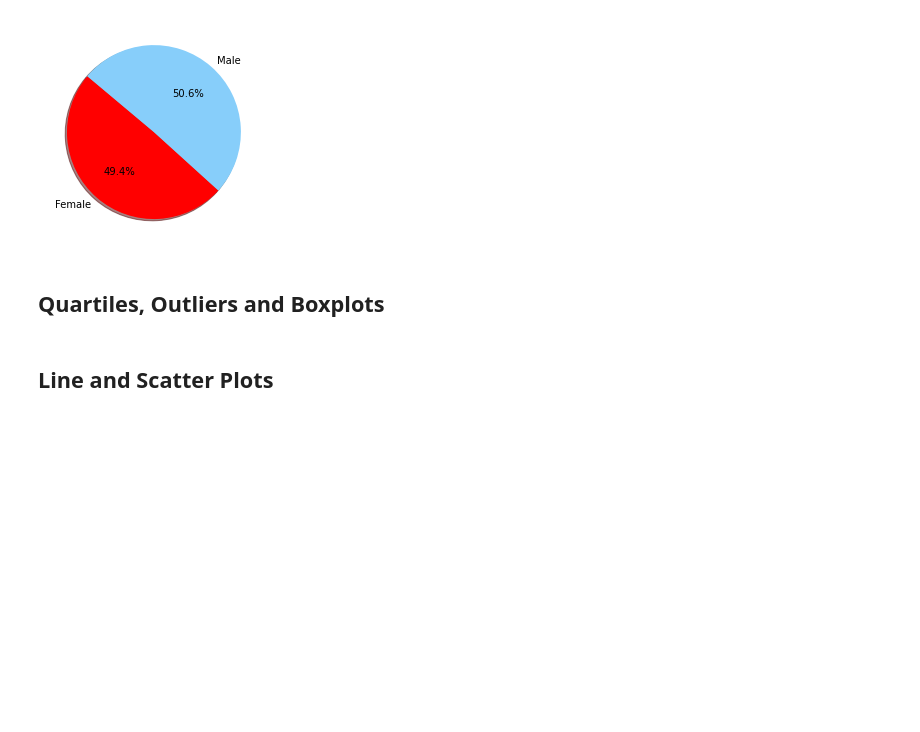
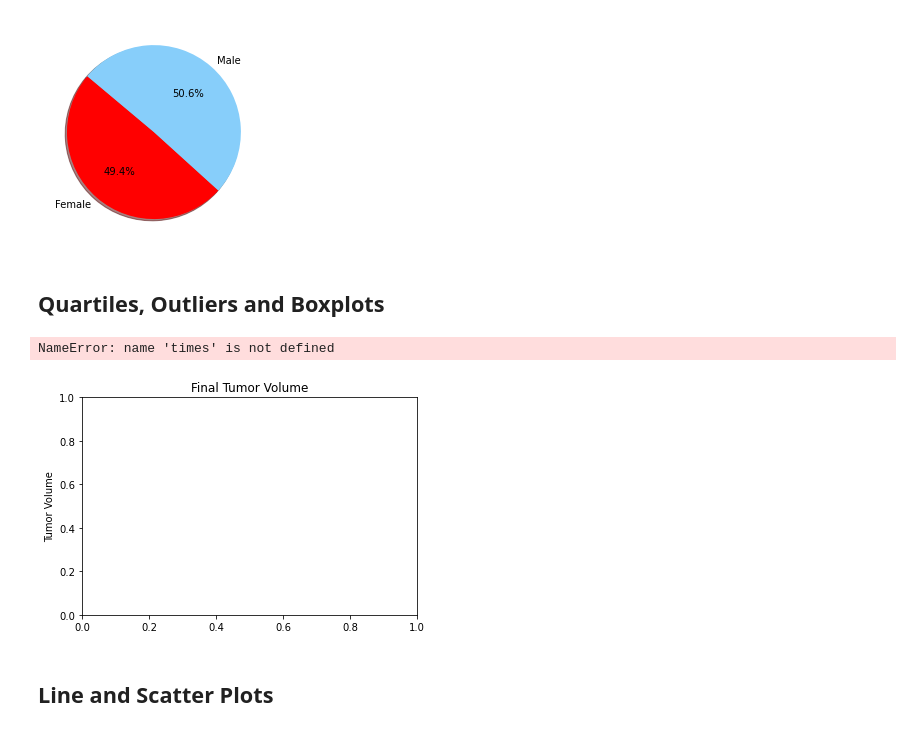
Before and after one commit to ese12880/Matplotlib-challenge, a Jupyter notebook: analysis/pymaceuticals_starter.ipynb, the cells around one changed output. Cells and saved outputs as stored; diff of their text form; code cells hidden in the pictures; blank space fills up the shorter version.

```diff
--- a/analysis/pymaceuticals_starter.ipynb
+++ b/analysis/pymaceuticals_starter.ipynb
@@ -257,6 +260,16 @@ plt.pie(sizes, explode=explode, labels=labels, colors=colors,
     # Determine outliers using upper and lower bounds
 # %%
 # Generate a box plot of the final tumor volume of each mouse across four regimens of interest
+# Example outlier plot of reaction times
+Tumor_Volume = []
+fig1, ax1 = plt.subplots()
+ax1.set_title('Final Tumor Volume')
+ax1.set_ylabel('Tumor Volume')
+ax1.boxplot(times)
+plt.show()
+# %% [output]
+NameError: name 'times' is not defined
+[figure, added]
 # %% [markdown]
 ## Line and Scatter Plots
 # %%
```
Also changed, not shown: parts of 5 cells of this notebook, 1 other file.
